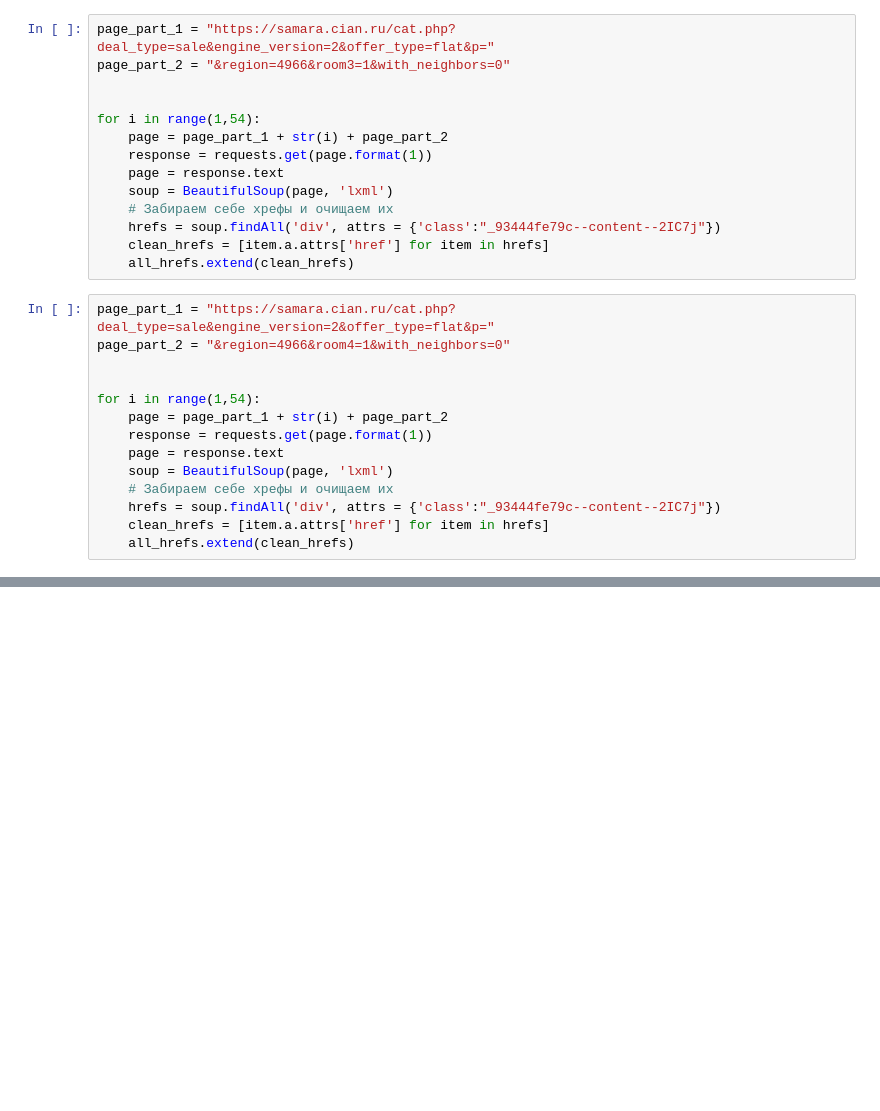
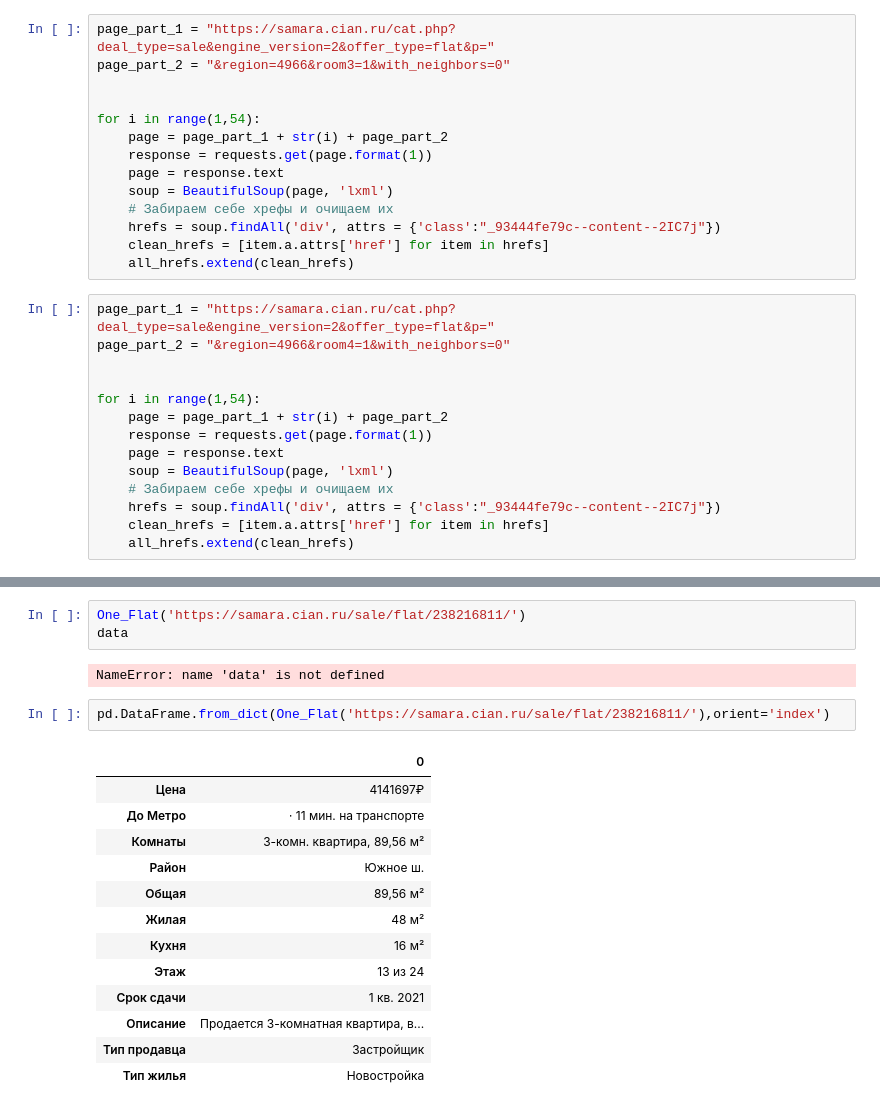
Before and after one commit to irina-semina/project_samara, a Jupyter notebook: Сбор первичных данных.ipynb, the cells around one changed output, grey strips where cells are left out. Saved outputs shown, nothing was run; the diff lists cells and outputs as text; blank space fills up the shorter version.

```diff
--- a/Сбор первичных данных.ipynb
+++ b/Сбор первичных данных.ipynb
@@ -150,3 +189,24 @@ def One_Flat_Downloader(href):
     return(data)
+# %%
+One_Flat('https://samara.cian.ru/sale/flat/238216811/')
+data
+# %% [output]
+NameError: name 'data' is not defined
+# %%
+pd.DataFrame.from_dict(One_Flat('https://samara.cian.ru/sale/flat/238216811/'),orient='index')
+# %% [output]
+|  | 0 |
+| Цена | 4141697₽ |
+| До Метро | ⋅ 11 мин. на транспорте |
+| Комнаты | 3-комн. квартира, 89,56 м² |
+| Район | Южное ш. |
+| Общая | 89,56 м² |
+| Жилая | 48 м² |
+| Кухня | 16 м² |
+| Этаж | 13 из 24 |
+| Срок сдачи | 1 кв. 2021 |
+| Описание | Продается 3-комнатная квартира, в... |
+| Тип продавца | Застройщик |
+| Тип жилья | Новостройка |
 # %%
 
```
Also changed, not shown: parts of 12 cells of this notebook, 2 other files.
